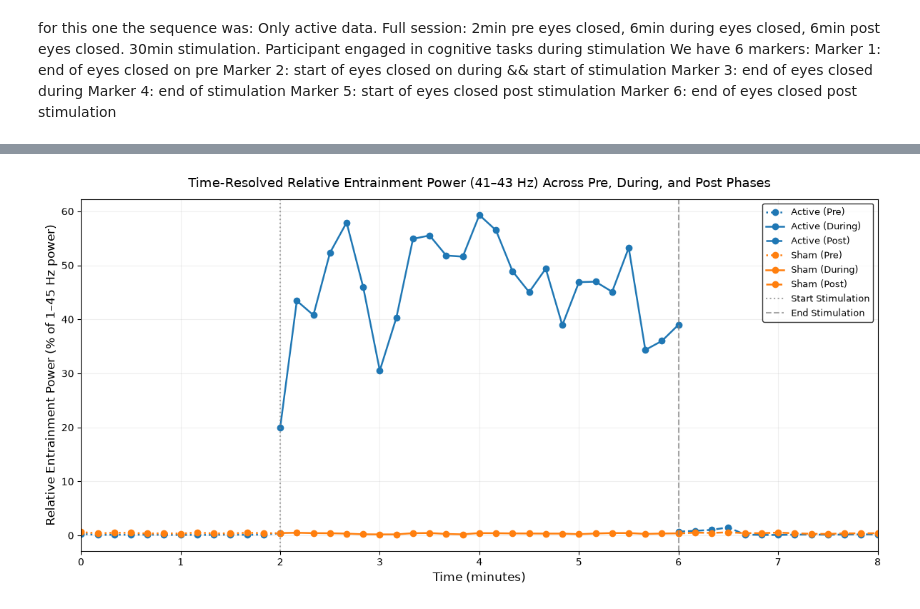
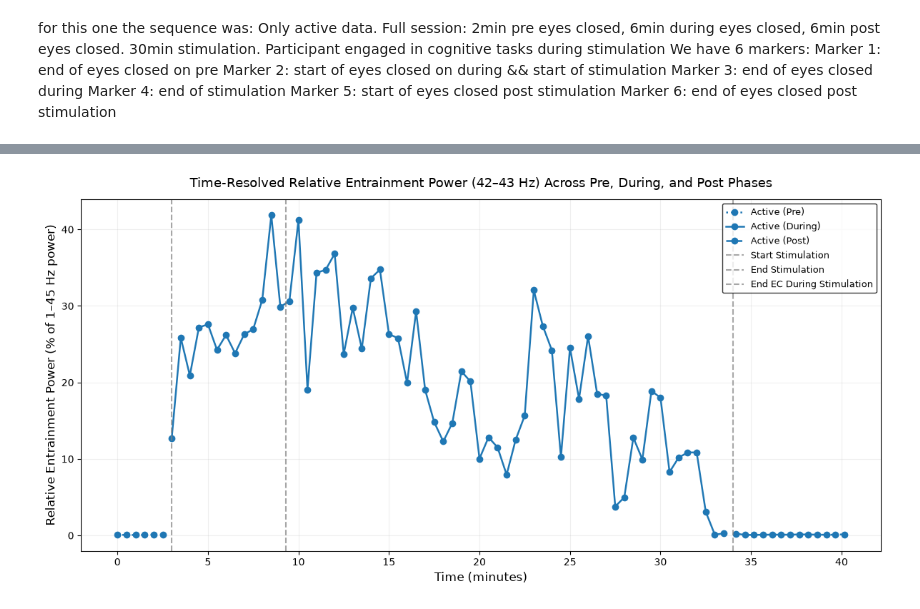
Before and after one commit to AliciaFalconCaro/ZenBud_Analysis, a Jupyter notebook: Test2.ipynb, the cells around one changed output, grey strips where cells are left out. Saved outputs shown, nothing was run; the diff lists cells and outputs as text; code cells hidden in the pictures.

Commit message:
new graphs added

```diff
--- a/Test2.ipynb
+++ b/Test2.ipynb
@@ -289,7 +261,7 @@ ANALYSIS_PATH.mkdir(parents=True, exist_ok=True)
 # Tuple structure: (participant_id, condition_label, block_dict)
 datasets = [
     #("Test1", "Active", stim_blocks_1),
-    ("Test1", "Sham", sham_blocks_1),
+    #("Test1", "Sham", sham_blocks_1),
     ("Test2", "Active", stim_blocks_2)
 ]
 
@@ -389,6 +361,19 @@ for condition, phase in [
             linewidth=2,
             label=f"{condition} — {phase.capitalize()}"
         )
+ax.axvline(
+    x=42,
+    color="gray",
+    linestyle="--",
+    alpha=0.7
+)
+ax.axvline(
+    x=43,
+    color="gray",
+    linestyle="--",
+    alpha=0.7,
+    label="Stimulation Frequency Range",
+)
 
 for spine in ax.spines.values():
     spine.set_color('black')
@@ -502,7 +487,7 @@ total_power_df = (
 # Calculate Entrainment Power (40-42 Hz) per time window
 entrainment_power_df = (
     participant_time_psd[
-        (participant_time_psd["frequency"] >= 40) &
+        (participant_time_psd["frequency"] >= 42) &
         (participant_time_psd["frequency"] <= 43)
     ]
     .sort_values("frequency")
@@ -537,6 +522,35 @@ group_entrainment_time["sem_relative_power"] = group_entrainment_time["sd_relati
 
 group_threshold = group_entrainment_time[group_entrainment_time["n"] >= 1].copy()
 
+
+# DYNAMIC MARKER-BASED TRANSITION CALCULATIONS
+# Exact timing calculated directly from the max extracted window length of each phase
+pre_duration_min = (
+    group_threshold[group_threshold["phase"] == "pre"]["time_end"].max() / 60.0
+    if "pre" in group_threshold["phase"].values
+    else 0.0
+)
+
+during_duration_min = (
+    group_threshold[group_threshold["phase"] == "during"]["time_end"].max()
+    / 60.0
+    if "during" in group_threshold["phase"].values
+    else 0.0
+)
+
+post_duration_min = (
+    group_threshold[group_threshold["phase"] == "post"]["time_end"].max() / 60.0
+    if "post" in group_threshold["phase"].values
+    else 0.0
+)
+
+
+# Marker positions along continuous x-axis (in minutes)
+start_stim_marker = pre_duration_min
+end_stim_marker = start_stim_marker + during_duration_min
+total_timeline_duration = end_stim_marker + post_duration_min
+end_during_ec_marker = start_stim_marker + ((t_end_during_EC - t_start_stim) / 60.0)
+
 fig, ax = plt.subplots(figsize=(12, 6), facecolor="w")
 colors = {"Active": "#1f77b4", "Sham": "#ff7f0e"}
 linestyles = {"pre": ":", "during": "-", "post": "--"}
@@ -557,18 +571,14 @@ for condition in ["Active", "Sham"]:
         # Adjust continuous x-axis position based on phase offset
         if phase == "pre":
             time_in_mins = segment_time_mins
-            time_mask = time_in_mins <= PRE_DURATION
         elif phase == "during":
-            time_in_mins = segment_time_mins + DURING_START
-            time_mask = (segment_time_mins <= DURING_DURATION)
+            time_in_mins = segment_time_mins + start_stim_marker
         elif phase == "post":
-            time_in_mins = segment_time_mins + POST_START
-            time_mask = (segment_time_mins <= POST_DURATION)
+            time_in_mins = (
+                segment_time_mins + end_stim_marker + (10.0 / 60.0)
+            )
 
-        # Apply phase duration mask to keep timeline tidy
-        time_in_mins = time_in_mins[time_mask]
-        y_vals = subset["mean_relative_power"].iloc[:len(time_in_mins)]
-
+        y_vals = subset["mean_relative_power"]
         label = f"{condition} ({phase.capitalize()})"
 
         ax.plot(
@@ -581,9 +591,31 @@ for condition in ["Active", "Sham"]:
             label=label
         )
 
-# Add vertical transition indicators
-ax.axvline(x=DURING_START, color="gray", linestyle=":", alpha=0.7, label="Start Stimulation")
-ax.axvline(x=POST_START, color="gray", linestyle="--", alpha=0.7, label="End Stimulation")
+# Vertical transition indicators derived directly from marker offsets
+if start_stim_marker > 0:
+    ax.axvline(
+        x=start_stim_marker,
+        color="gray",
+        linestyle="--",
+        alpha=0.7,
+        label="Start Stimulation",
+    )
+
+ax.axvline(
+    x=end_stim_marker,
+    color="gray",
+    linestyle="--",
+    alpha=0.7,
+    label="End Stimulation",
+)
+
+ax.axvline(
+    x=end_during_ec_marker,
+    color="gray",
+    linestyle="--",
+    alpha=0.7,
+    label="End EC During Stimulation",
+)
 
 for spine in ax.spines.values():
     spine.set_color('black')
@@ -592,8 +624,7 @@ for spine in ax.spines.values():
 ax.set_facecolor('white')
 ax.set_xlabel("Time (minutes)", fontsize=12, color="black")
 ax.set_ylabel("Relative Entrainment Power (% of 1–45 Hz power)", fontsize=12, color="black")
-ax.set_title("Time-Resolved Relative Entrainment Power (41–43 Hz) Across Pre, During, and Post Phases", fontsize=13, color="black", pad=12)
-ax.set_xlim(0, TOTAL_DURATION)
+ax.set_title("Time-Resolved Relative Entrainment Power (42–43 Hz) Across Pre, During, and Post Phases", fontsize=13, color="black", pad=12)
 ax.grid(alpha=0.2)
 ax.tick_params(colors="black", which="both", labelsize=10)
 
@@ -609 +640 @@ Time-resolved PSD DataFrame created: 222264 rows.
-[figure, old version]
+[figure, new version]
```
Also changed, not shown: parts of 7 cells of this notebook.
